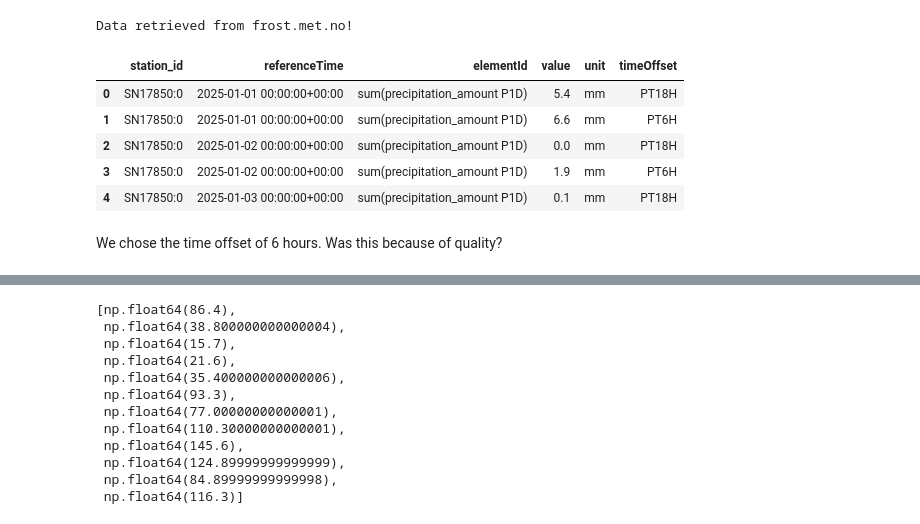
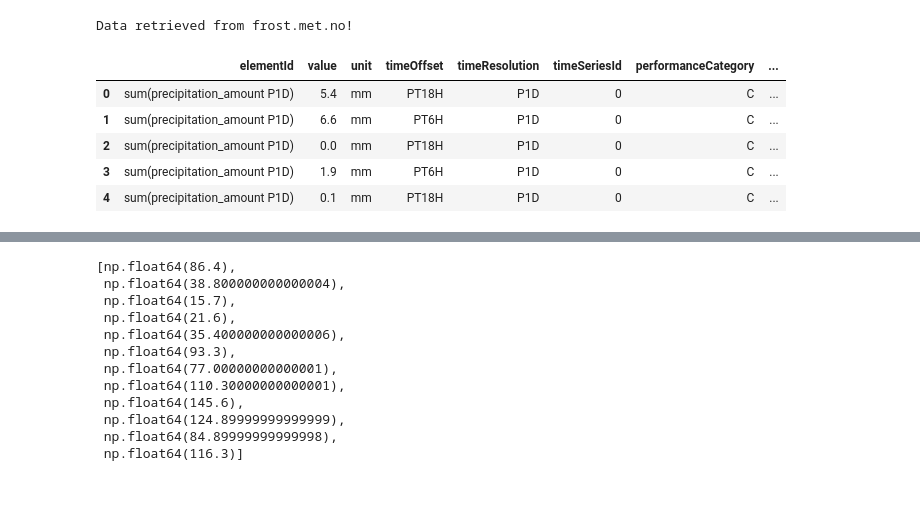
Before and after one commit to Behanix/inf201-deliverables, a Jupyter notebook: deliverable_1.ipynb, the cells around one changed output, grey strips where cells are left out. Saved outputs shown, nothing was run; the diff lists cells and outputs as text; code cells hidden in the pictures; blank space fills up the shorter version.

```diff
--- a/deliverable_1.ipynb
+++ b/deliverable_1.ipynb
@@ -228,29 +264,52 @@ print(summary_table)
 Request precipitation data
 # %%
 # Define endpoint and parameters
+endpoint = 'https://frost.met.no/observations/v0.jsonld'
+parameters = {
+ 'sources': 'SN17850',
+ 'elements': 'sum(precipitation_amount P1D)',
+ 'referencetime': '2025-01-01/2025-12-31',
+}
 
+# Issue an HTTP GET request
+r = requests.get(endpoint, parameters, auth=(client_id, ''))
+# Extract JSON data
+json = r.json()
 
-df_precip = data_request_df(
-    client_id=client_id,
-    parameters={
-        'sources': 'SN17850',
-        'elements': 'sum(precipitation_amount P1D)',
-        'referencetime': '2025-01-01/2025-12-31',
-    }
-)
+# Check if the request worked, print out any errors
+if r.status_code == 200:
+    data_precip = json['data']
+    print('Data retrieved from frost.met.no!')
+else:
+    print('Error! Returned status code %s' % r.status_code)
+    print('Message: %s' % json['error']['message'])
+    print('Reason: %s' % json['error']['reason'])
 # %% [output]
 Data retrieved from frost.met.no!
 # %%
+# This will return a Dataframe with all of the observations in a table format
+# Intructions: https://frost.met.no/python_example.html
+
+rows_precip = []
+
+for i in range(len(data_precip)):
+    row = pd.DataFrame(data_precip[i]['observations'])
+    row['referenceTime'] = data_precip[i]['referenceTime']
+    row['sourceId'] = data_precip[i]['sourceId']
+    rows_precip.append(row)
+
+df_precip = pd.concat(rows_precip, ignore_index=True)
+
+df_precip['referenceTime'] = pd.to_datetime(df_precip['referenceTime'])
+
 df_precip.head()
 # %% [output]
-|  | station_id | referenceTime | elementId | value | unit | timeOffset |
-| 0 | SN17850:0 | 2025-01-01 00:00:00+00:00 | sum(precipitation_amount P1D) | 5.4 | mm | PT18H |
-| 1 | SN17850:0 | 2025-01-01 00:00:00+00:00 | sum(precipitation_amount P1D) | 6.6 | mm | PT6H |
-| 2 | SN17850:0 | 2025-01-02 00:00:00+00:00 | sum(precipitation_amount P1D) | 0.0 | mm | PT18H |
-| 3 | SN17850:0 | 2025-01-02 00:00:00+00:00 | sum(precipitation_amount P1D) | 1.9 | mm | PT6H |
-| 4 | SN17850:0 | 2025-01-03 00:00:00+00:00 | sum(precipitation_amount P1D) | 0.1 | mm | PT18H |
+|  | elementId | value | unit | timeOffset | timeResolution | timeSeriesId | performanceCategory | ... |
+| 0 | sum(precipitation_amount P1D) | 5.4 | mm | PT18H | P1D | 0 | C | ... |
+| 1 | sum(precipitation_amount P1D) | 6.6 | mm | PT6H | P1D | 0 | C | ... |
+| 2 | sum(precipitation_amount P1D) | 0.0 | mm | PT18H | P1D | 0 | C | ... |
+| 3 | sum(precipitation_amount P1D) | 1.9 | mm | PT6H | P1D | 0 | C | ... |
+| 4 | sum(precipitation_amount P1D) | 0.1 | mm | PT18H | P1D | 0 | C | ... |
-# %% [markdown]
-We chose the time offset of 6 hours. Was this because of quality?
 # %%
 # Create a df with the precipiation measuremente of the PT6H timeOffset
 
```
Also changed, not shown: parts of 17 cells of this notebook.
